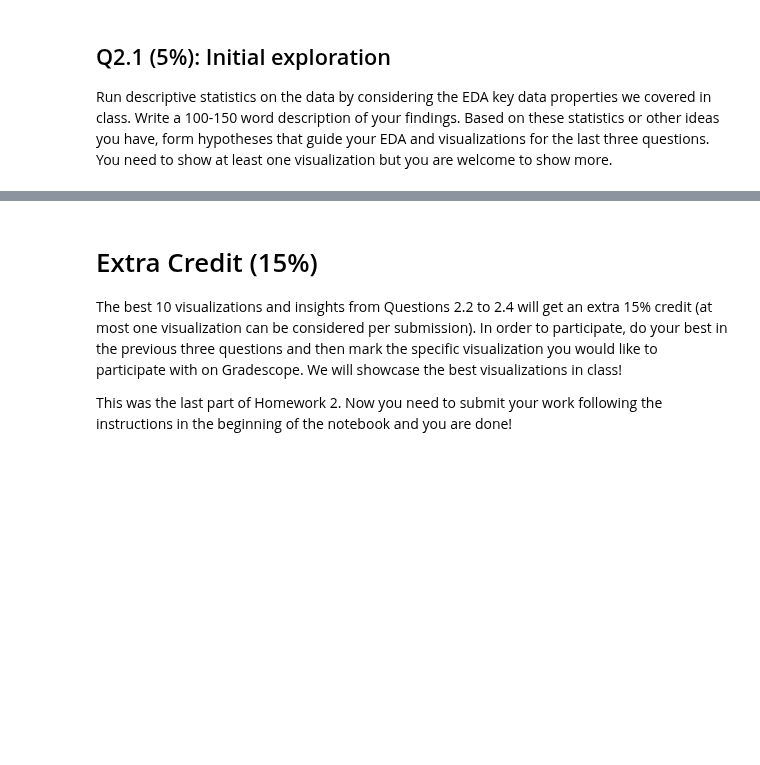
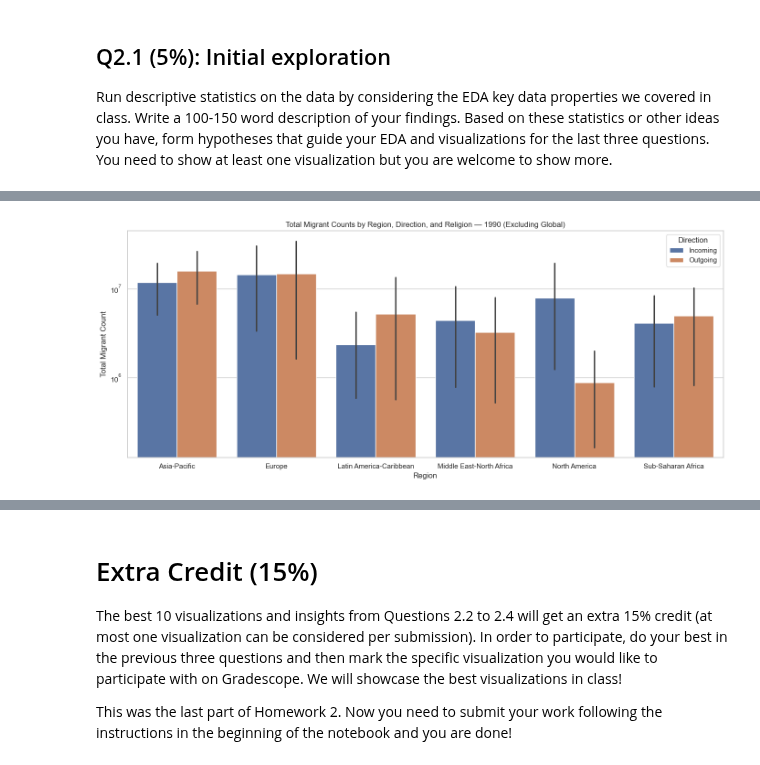
Before and after one commit to dsmith513/homework, a Jupyter notebook: cs418/cs418-hw2/hw2.ipynb, the cells around one changed output, grey strips where cells are left out. Saved outputs shown, nothing was run; the diff lists cells and outputs as text; code cells hidden in the pictures; blank space fills up the shorter version.

```diff
--- a/cs418/cs418-hw2/hw2.ipynb
+++ b/cs418/cs418-hw2/hw2.ipynb
@@ -497,0 +532,28 @@ Enter your 100-150 word description here.
+# %%
+# your Q2.2 visualization code should be included here
+# make sure to execute it, so we can see your plot in the submitted pdf
+migrant_data_1990 = migrant_data.copy()
+migrant_data_1990 = migrant_data_1990[
+    (migrant_data_1990['Region'] != 'Global') &
+    (migrant_data_1990['Religion'] != 'All') &
+    (migrant_data_1990['Year'] == 1990)
+].copy()
+
+grouped_1990 = migrant_data_1990.groupby(['Direction', 'Region', 'Religion'], as_index=False)['Count'].sum()
+
+plt.figure(figsize=(14, 6))
+sns.barplot(
+    data=grouped_1990,
+    x='Region',
+    y='Count',
+    hue='Direction'
+)
+plt.yscale('log')
+plt.title('Total Migrant Counts by Region, Direction, and Religion — 1990 (Excluding Global)')
+plt.xlabel('Region')
+plt.ylabel('Total Migrant Count')
+plt.legend(title='Direction')
+plt.tight_layout()
+plt.show()
+# %% [output]
+[figure, added]
```
Also changed, not shown: parts of 20 cells of this notebook, 3 other files.
